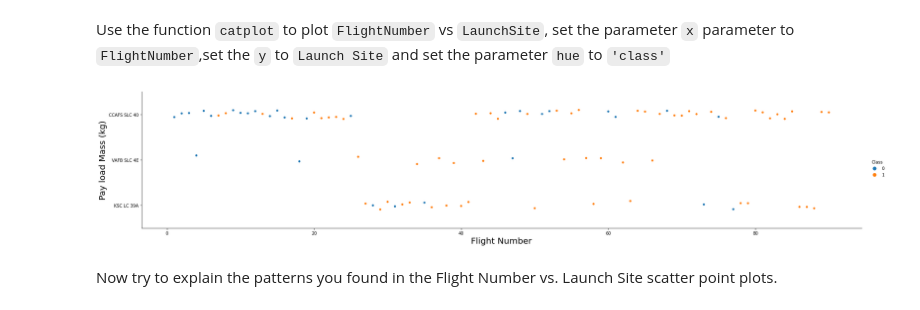
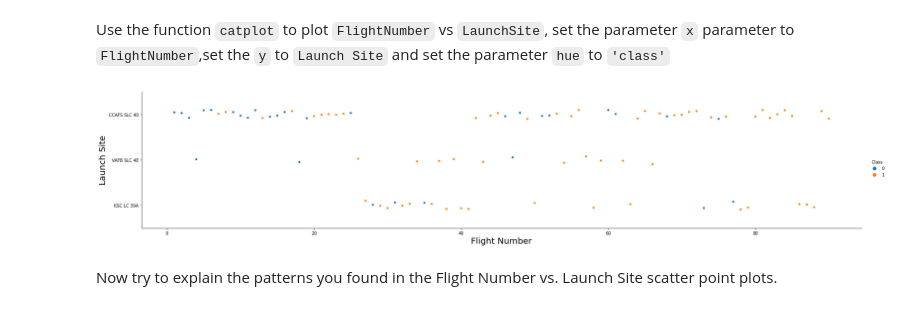
Before and after one commit to puneetsran/ibm_capstone, a Jupyter notebook: jupyter-labs-eda-dataviz-v2.ipynb, the cells around one changed output. Cells and saved outputs as stored; diff of their text form; code cells hidden in the pictures.

Commit message:
fix plot label

```diff
--- a/jupyter-labs-eda-dataviz-v2.ipynb
+++ b/jupyter-labs-eda-dataviz-v2.ipynb
@@ -109,11 +109,11 @@ Use the function <code>catplot</code> to plot <code>FlightNumber</code> vs <code
 # %%
 # Plot a scatter point chart with x axis to be Flight Number and y axis to be the launch site, and hue to be the class value
 sns.catplot(y="LaunchSite", x="FlightNumber", hue="Class", data=df, aspect = 5)
 plt.xlabel("Flight Number",fontsize=20)
-plt.ylabel("Pay load Mass (kg)",fontsize=20)
+plt.ylabel("Launch Site",fontsize=20)
 plt.show()
 # %% [output]
-[figure, old version]
+[figure, new version]
 # %% [markdown]
 Now try to explain the patterns you found in the Flight Number vs. Launch Site scatter point plots.
 # %% [markdown]
```
Also changed, not shown: parts of 2 cells of this notebook.
